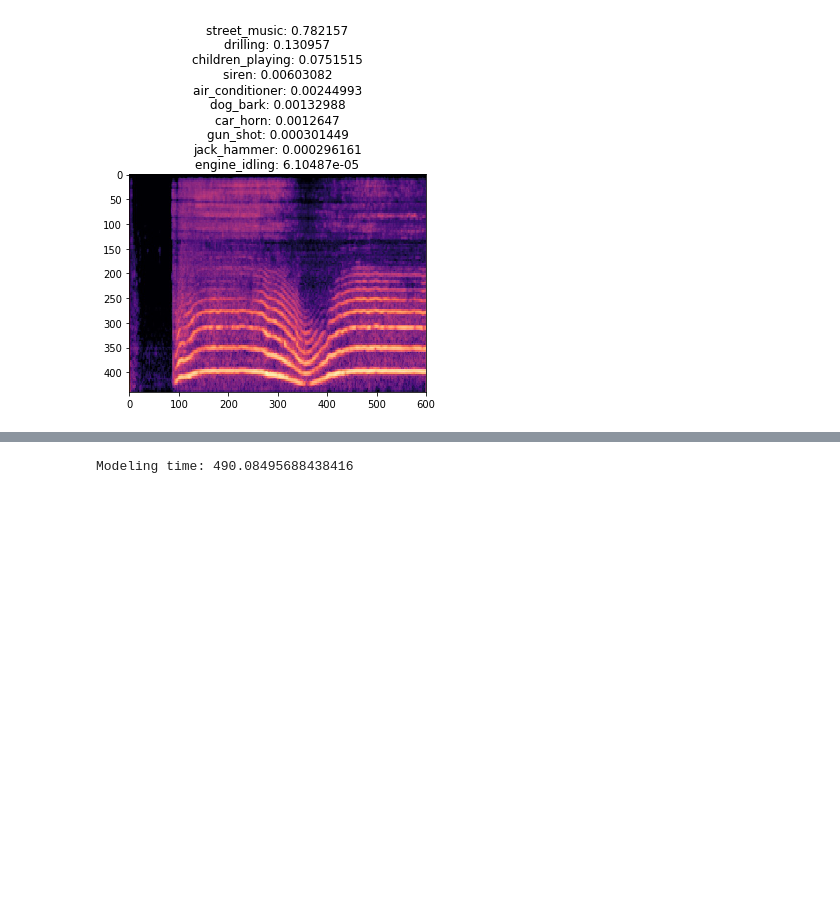
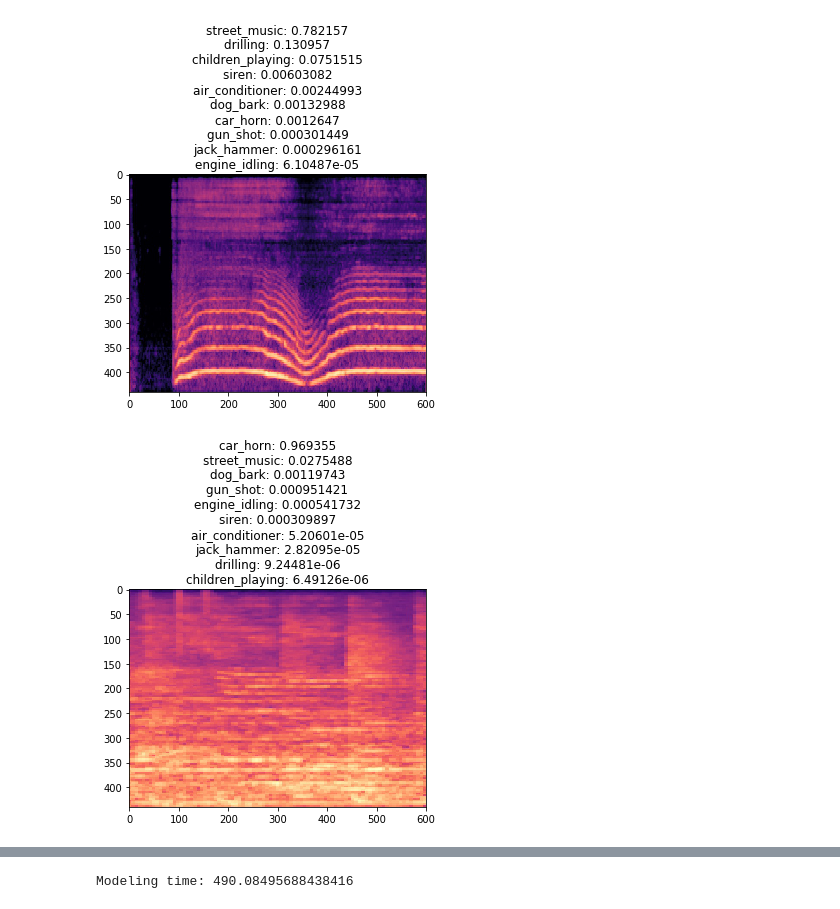
Before and after one commit to thommiano/cvr_6501-009, a Jupyter notebook: final_project/notebooks/A.3.0.2d_conv2D_finetune.ipynb, the cells around one changed output, grey strips where cells are left out. Cells and saved outputs as stored; diff of their text form; code cells hidden in the pictures; blank space fills up the shorter version.

Commit message:
looked at some new live tests

```diff
--- a/final_project/notebooks/A.3.0.2d_conv2D_finetune.ipynb
+++ b/final_project/notebooks/A.3.0.2d_conv2D_finetune.ipynb
@@ -633,3 +633,30 @@ plt.title('\n'.join(preds))
 plt.imshow(image);
 # %% [output]
 [figure]
+# %%
+# Never forget to set in evaluation mode so Dropoff layers don't add randomness.
+resnet.eval()
+
+# unsqueeze(0) adds a dummy batch dimension which is required for all models in pytorch.
+image = Image.open('/data/datasets/sound_datasets/pytorch_UrbanSound8K/image_80tr10va10te/live_examples/171128_mudhouse_44100_1_001_music-noise-DURATION.jpg').convert('RGB')
+
+# Try your own image here.
+inputVar =  Variable(transform(image).unsqueeze(0))
+predictions = resnet(inputVar.cuda())
+
+# 4. Decode the top 10 classes predicted for this image.
+# ------------------------------------------------------
+
+# We need to apply softmax because the model outputs the last linear layer activations and not softmax scores.
+probs, indices = (-F.softmax(predictions.cpu())).data.sort()
+probs = (-probs).numpy()[0][:10]; indices = indices.numpy()[0][:10]
+preds = [class_dict[idx] + ': ' + str(prob) for (prob, idx) in zip(probs, indices)]
+
+# 5. Show image and predictions
+# -----------------------------
+
+# plt.title(string.join(preds, '\n'))
+plt.title('\n'.join(preds))
+plt.imshow(image);
+# %% [output]
+[figure, added]
```
Also changed, not shown: parts of 3 cells of this notebook.
